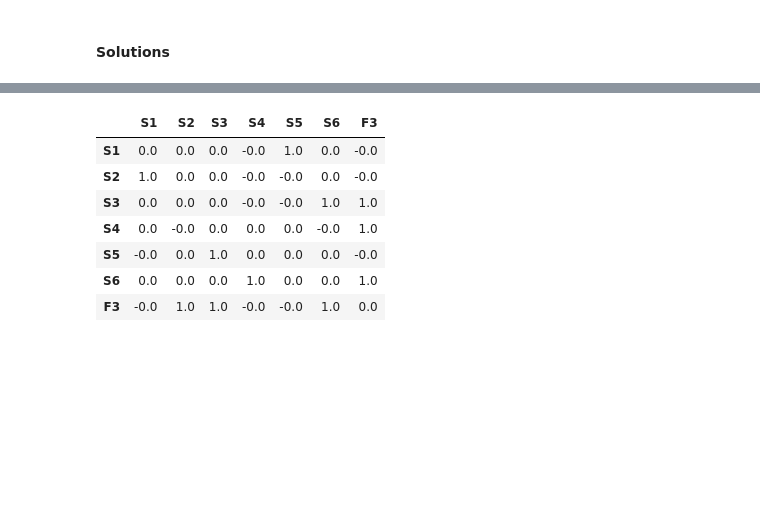
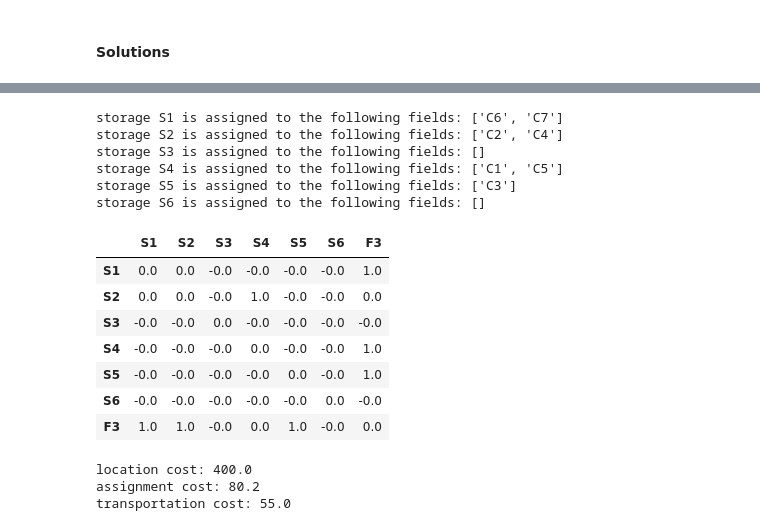
Before and after one commit to wilsonjefferson/DSSC_MO, a Jupyter notebook: larp_waste_management.ipynb, the cells around one changed output, grey strips where cells are left out. Drawn from its saved outputs; the diff is of its cells as text; code cells hidden in the pictures; blank space fills up the shorter version.

Commit message:
data format enalarged, error spotted and corrected

```diff
--- a/larp_waste_management.ipynb
+++ b/larp_waste_management.ipynb
@@ -192,3 +229,3 @@ for i in fields:
 # %%
 for j in storages:
-    larp_model.addConstr(gp.quicksum(d[i]*Y[fields_idx[i],storages_idx[j]] for i in fields) <= q[j]*X[storages_idx[j]])
+    larp_model.addConstr(gp.quicksum(pivot_d.loc[i,h]*Y[fields_idx[i],storages_idx[j]] for i in fields for h in households) <= q[j]*X[storages_idx[j]])
@@ -195,6 +236,6 @@ for j in storages:
 # %%
-larp_model.addConstr(gp.quicksum(Z[J_0_idx[u],J_0_idx[facility]] for u in storages) == k_vehicles)
-larp_model.addConstr(gp.quicksum(Z[J_0_idx[facility],J_0_idx[v]] for v in storages) == k_vehicles)
+larp_model.addConstr(gp.quicksum(Z[storages_idx[u],J_0_idx[facility]] for u in storages) == k_vehicles)
+larp_model.addConstr(gp.quicksum(Z[J_0_idx[facility],storages_idx[v]] for v in storages) == k_vehicles)
 # %% [output]
 <gurobi.Constr *Awaiting Model Update*>
 # %% [markdown]
@@ -204,7 +257,7 @@ larp_model.addConstr(gp.quicksum(Z[J_0_idx[facility],J_0_idx[v]] for v in storag
 # %% [markdown]
 ##### Additional Decision Variables
 # %%
-W_1 = larp_model.addVars([(u,v) for u in range(len(J_0)) for v in range(len(J_0)) if u!=v], vtype=GRB.BINARY)
-W_2 = larp_model.addVars([(u,v) for u in range(len(J_0)) for v in range(len(J_0)) if u!=v], vtype=GRB.BINARY)
+W_1 = larp_model.addVars([(u,v) for u in range(len(J_0)) for v in range(len(J_0)) if u!=v], vtype=GRB.BINARY, name='W_1')
+W_2 = larp_model.addVars([(u,v) for u in range(len(J_0)) for v in range(len(J_0)) if u!=v], vtype=GRB.BINARY, name='W_2')
 # %% [markdown]
 ##### Additional Constrains
@@ -241,7 +318,9 @@ for u in storages:
     for v in storages:
         if u != v:
             larp_model.addConstr(T[storages_idx[u]] - T[storages_idx[v]] + Q_vehicle_capacity*Z[storages_idx[u], storages_idx[v]] <=
-                                 Q_vehicle_capacity - k_vehicles**(-1)*gp.quicksum(d[i]*Y[fields_idx[i],storages_idx[v]] for i in fields))
+                    Q_vehicle_capacity - (k_vehicles**(-1))*gp.quicksum(pivot_d.loc[i,h]*Y[fields_idx[i],storages_idx[v]]
+                                                                        for i in fields for h in households))
 
-    larp_model.addConstr(k_vehicles**(-1)*gp.quicksum(d[i]*Y[fields_idx[i],storages_idx[u]] for i in fields) <= T[storages_idx[u]])
     larp_model.addConstr(T[storages_idx[u]] <= Q_vehicle_capacity)
+    larp_model.addConstr((k_vehicles**(-1))*gp.quicksum(pivot_d.loc[i,h]*Y[fields_idx[i],storages_idx[u]]
+                                                        for i in fields for h in households) <= T[storages_idx[u]])
@@ -301,16 +386,46 @@ Y_sol_rapresentation
+# %%
+assigmnets_storages_to_fields = {j: [i for i in fields if Y_sol_rapresentation.loc[i, j] == 1] for j in storages}
+for s, l in assigmnets_storages_to_fields.items():
+    print(f'storage {s} is assigned to the following fields: {l}')
+# %% [output]
+storage S1 is assigned to the following fields: ['C6', 'C7']
+storage S2 is assigned to the following fields: ['C2', 'C4']
+storage S3 is assigned to the following fields: []
+storage S4 is assigned to the following fields: ['C1', 'C5']
+storage S5 is assigned to the following fields: ['C3']
+storage S6 is assigned to the following fields: []
 # %%
 Z_sol = np.array([[Z[J_0_idx[u],J_0_idx[v]].x if u!=v else 0.0 for v in J_0] for u in J_0])
-Z_sol_rapresentation = pd.DataFrame(Z_sol, columns=fs_distance.columns, index=fs_distance.index)
+Z_sol_rapresentation = pd.DataFrame(Z_sol, columns=fs_dist.columns, index=fs_dist.index)
 Z_sol_rapresentation
 # %% [output]
 |  | S1 | S2 | S3 | S4 | S5 | S6 | F3 |
-| S1 | 0.0 | 0.0 | 0.0 | -0.0 | 1.0 | 0.0 | -0.0 |
-| S2 | 1.0 | 0.0 | 0.0 | -0.0 | -0.0 | 0.0 | -0.0 |
-| S3 | 0.0 | 0.0 | 0.0 | -0.0 | -0.0 | 1.0 | 1.0 |
-| S4 | 0.0 | -0.0 | 0.0 | 0.0 | 0.0 | -0.0 | 1.0 |
-| S5 | -0.0 | 0.0 | 1.0 | 0.0 | 0.0 | 0.0 | -0.0 |
-| S6 | 0.0 | 0.0 | 0.0 | 1.0 | 0.0 | 0.0 | 1.0 |
-| F3 | -0.0 | 1.0 | 1.0 | -0.0 | -0.0 | 1.0 | 0.0 |
+| S1 | 0.0 | 0.0 | -0.0 | -0.0 | -0.0 | -0.0 | 1.0 |
+| S2 | 0.0 | 0.0 | -0.0 | 1.0 | -0.0 | -0.0 | 0.0 |
+| S3 | -0.0 | -0.0 | 0.0 | -0.0 | -0.0 | -0.0 | -0.0 |
+| S4 | -0.0 | -0.0 | -0.0 | 0.0 | -0.0 | -0.0 | 1.0 |
+| S5 | -0.0 | -0.0 | -0.0 | -0.0 | 0.0 | -0.0 | 1.0 |
+| S6 | -0.0 | -0.0 | -0.0 | -0.0 | -0.0 | 0.0 | -0.0 |
+| F3 | 1.0 | 1.0 | -0.0 | 0.0 | 1.0 | -0.0 | 0.0 |
+# %%
+location_cost = sum(f[j]*X_sol[storages_idx[j]] for j in storages)
+assignment_cost = sum(cs_dist.loc[i,j]*pivot_d.loc[i,h]*Y_sol[fields_idx[i],storages_idx[j]] for i in fields for j in storages for h in households)
+transportation_cost = sum(fs_dist.loc[u,v]*Z_sol[J_0_idx[u],J_0_idx[v]] for u in J_0 for v in J_0 if u!=v)
+
+location_cost = round(location_cost, 2)
+assignment_cost = round(assignment_cost, 2)
+transportation_cost = round(transportation_cost, 2)
+
+print('location cost:', location_cost)
+print('assignment cost:', assignment_cost)
+print('transportation cost:', transportation_cost)
+
+total_cost = location_cost+assignment_cost+transportation_cost
+assert larp_model_objval == total_cost, f'ERROR: ObjVal = {larp_model_objval}, total cost = {total_cost}'
+# %% [output]
+location cost: 400.0
+assignment cost: 80.2
+transportation cost: 55.0
 # %%
 T_sol = np.array([T[w].x for w in range(m_storages)])
 print(T_sol)
```
Also changed, not shown: parts of 43 cells of this notebook, 10 other files.
